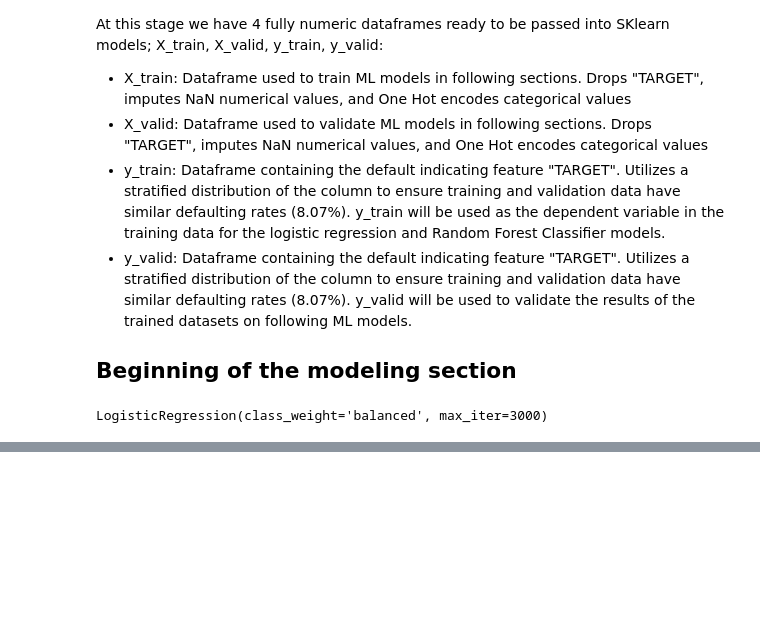
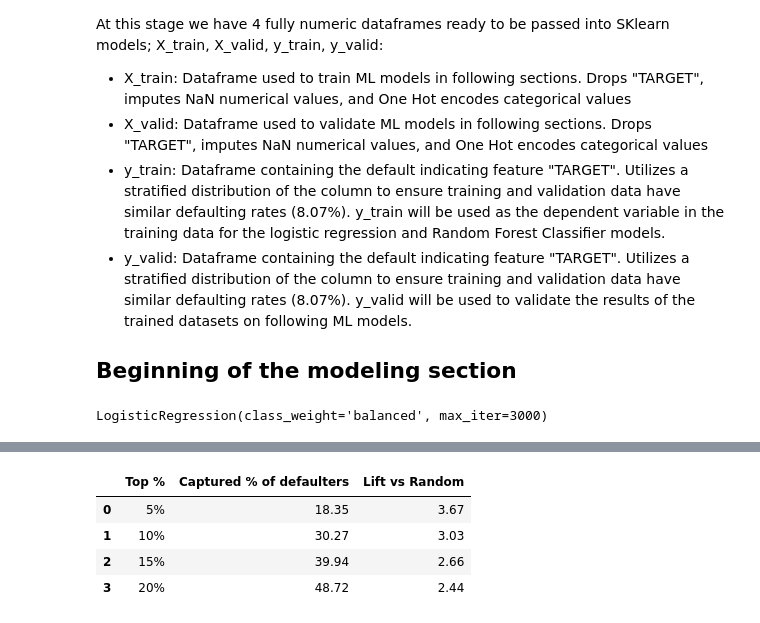
Before and after one commit to ehnidaWGU/D502-WGU-Capstone, a Jupyter notebook: notebooks/baseline_modeling_03.ipynb, the cells around one changed output, grey strips where cells are left out. Saved outputs shown, nothing was run; the diff lists cells and outputs as text; code cells hidden in the pictures; blank space fills up the shorter version.

```diff
--- a/notebooks/baseline_modeling_03.ipynb
+++ b/notebooks/baseline_modeling_03.ipynb
@@ -143,0 +296,8 @@ array([[0.52285595, 0.47714405],
+# %%
+y_valid_proba_clf = model_clf.predict_proba(X_valid)[:,1]
+
+threshold = 0.5
+y_pred_clf = (y_valid_proba_clf >= threshold).astype(int)
+
+confusion_matrix(y_valid, y_pred_clf)
+print(classification_report(y_valid, y_pred_clf))
@@ -143,0 +412,8 @@ array([[0.52285595, 0.47714405],
+# %%
+capture_and_lift(df_eval_clf)
+# %% [output]
+|  | Top % | Captured % of defaulters | Lift vs Random |
+| 0 | 5% | 18.35 | 3.67 |
+| 1 | 10% | 30.27 | 3.03 |
+| 2 | 15% | 39.94 | 2.66 |
+| 3 | 20% | 48.72 | 2.44 |
```
Also changed, not shown: parts of 28 cells of this notebook.
